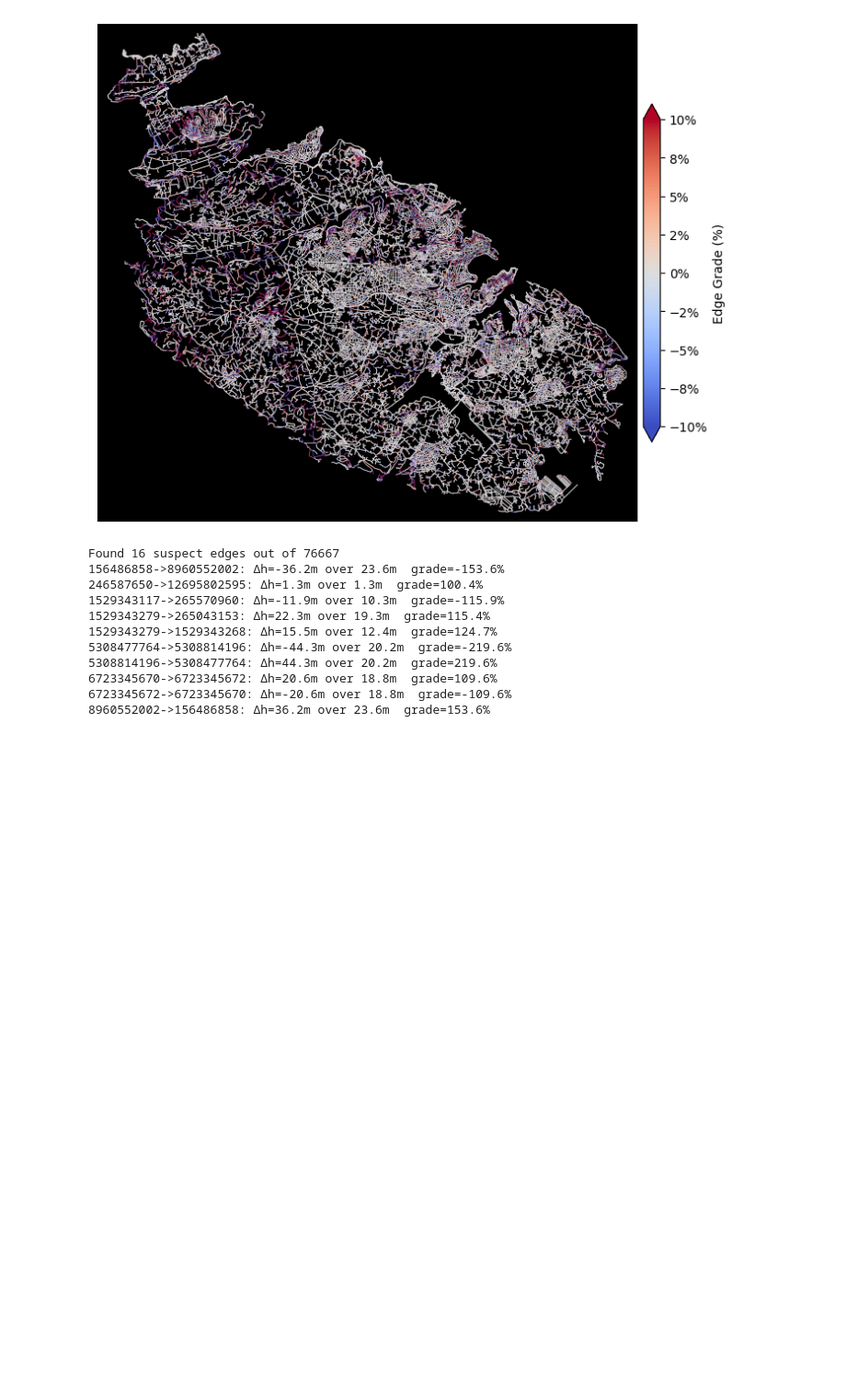
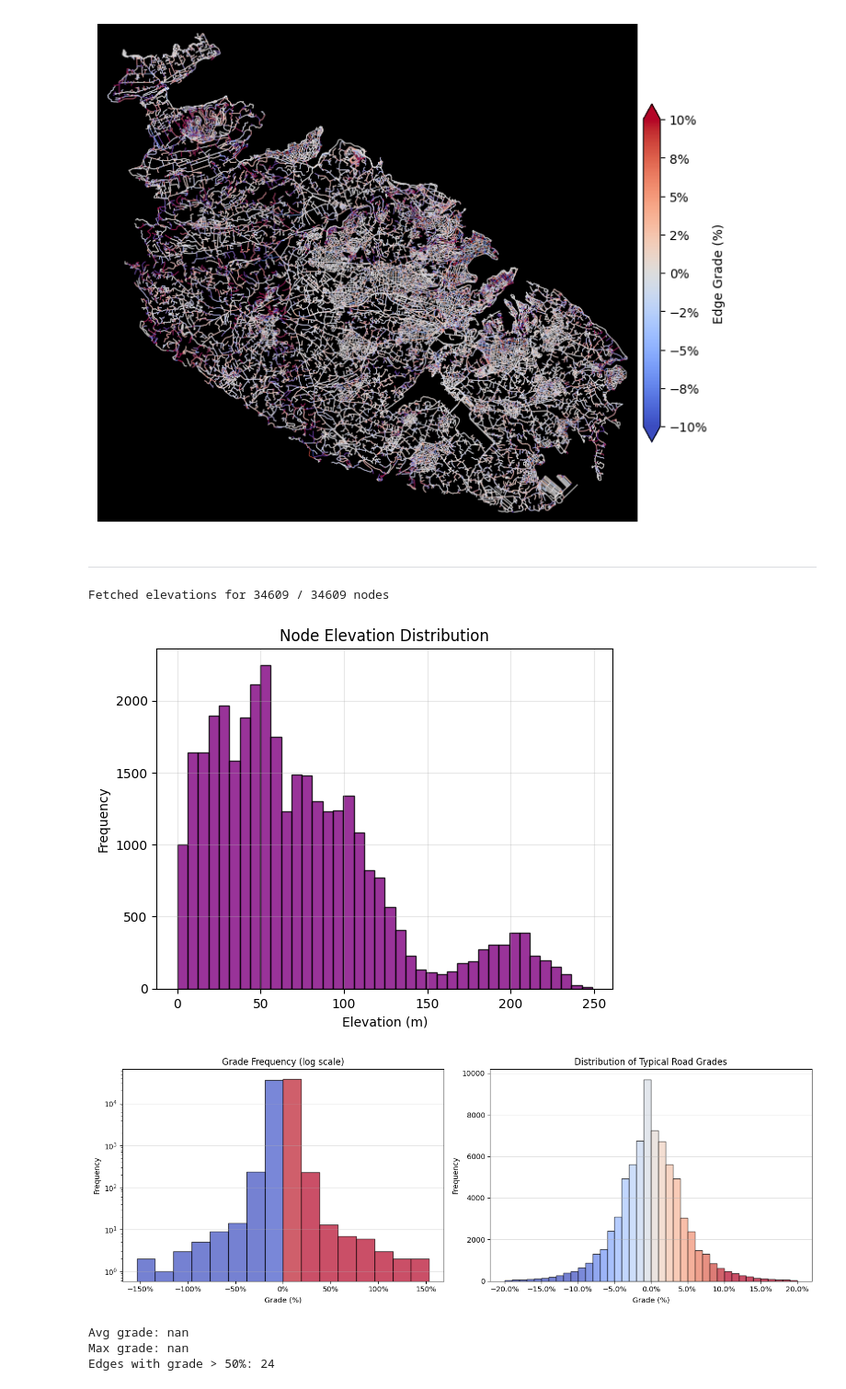
Before and after one commit to Matthew-Pirotta/FYP-OpenPaths, a Jupyter notebook: Code/elevation copy.ipynb, the cells around one changed output. Shown at 92% size. Cells and saved outputs as stored; diff of their text form; code cells hidden in the pictures; blank space fills up the shorter version.

```diff
--- a/Code/elevation copy.ipynb
+++ b/Code/elevation copy.ipynb
@@ -272,36 +265,14 @@ Avg grade: nan
 Max grade: nan
 Edges with grade > 50%: 0
 [figure]
-# %%
-import numpy as np
-
-# Calculate grades again (if not already)
-G_clean = ox.add_edge_grades(G_clean, add_absolute=False)
-
-# Find suspect edges
-suspect_edges = [
-    (u, v, data)
-    for u, v, data in G_clean.edges(data=True)
-    if abs(data.get("grade", 0)) > 1  # >100%
-]
-
-print(f"Found {len(suspect_edges)} suspect edges out of {len(G_clean.edges())}")
-
-
-for u, v, data in suspect_edges[:10]:
-    elev_u = G_clean.nodes[u]["elevation"]
-    elev_v = G_clean.nodes[v]["elevation"]
-    length = data["length"]
-    print(f"{u}->{v}: Δh={elev_v - elev_u:.1f}m over {length:.1f}m  grade={data['grade']*100:.1f}%")
-# %% [output]
-Found 16 suspect edges out of 76667
-156486858->8960552002: Δh=-36.2m over 23.6m  grade=-153.6%
-246587650->12695802595: Δh=1.3m over 1.3m  grade=100.4%
-1529343117->265570960: Δh=-11.9m over 10.3m  grade=-115.9%
-1529343279->265043153: Δh=22.3m over 19.3m  grade=115.4%
-1529343279->1529343268: Δh=15.5m over 12.4m  grade=124.7%
-5308477764->5308814196: Δh=-44.3m over 20.2m  grade=-219.6%
-5308814196->5308477764: Δh=44.3m over 20.2m  grade=219.6%
-6723345670->6723345672: Δh=20.6m over 18.8m  grade=109.6%
-6723345672->6723345670: Δh=-20.6m over 18.8m  grade=-109.6%
-8960552002->156486858: Δh=36.2m over 23.6m  grade=153.6%
+# %% [markdown]
+------------
+# %%
+plotting.plot_elevation_grade(G)
+# %% [output]
+Fetched elevations for 34609 / 34609 nodes
+[figure, added]
+[figure, added]
+Avg grade: nan
+Max grade: nan
+Edges with grade > 50%: 24
```
Also changed, not shown: parts of 5 cells of this notebook, 4 other files.
